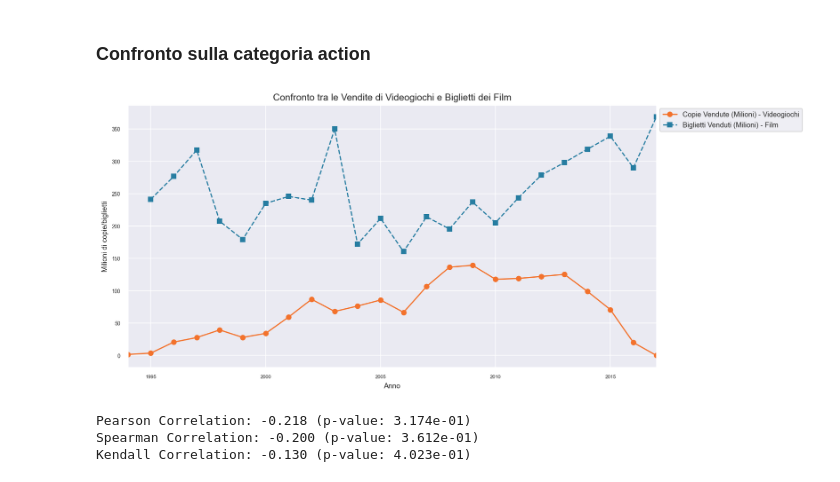
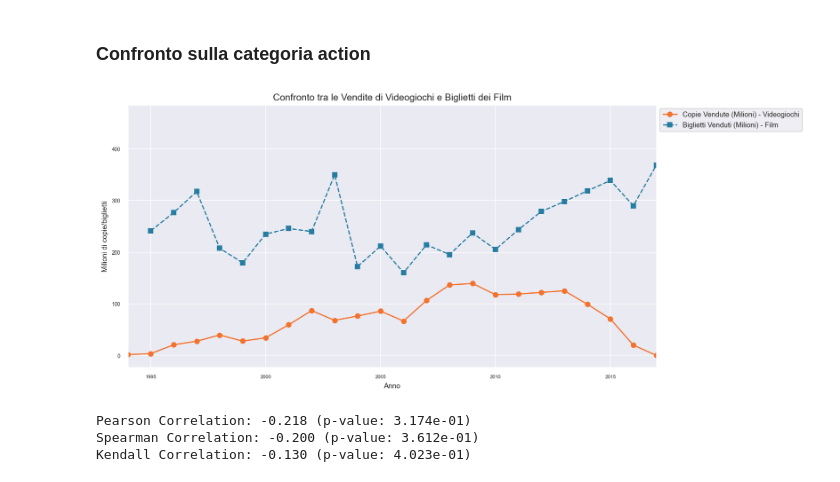
Before and after one commit to C0rro/Data-science-Videogiochi, a Jupyter notebook: Code.ipynb, the cells around one changed output. Saved outputs shown, nothing was run; the diff lists cells and outputs as text; code cells hidden in the pictures.

```diff
--- a/Code.ipynb
+++ b/Code.ipynb
@@ -433,34 +439,28 @@ Kendall Correlation: -0.020 (p-value: 9.168e-01)
 # %% [markdown]
 ### Confronto sulla categoria action
 # %%
-# Filtra solo i videogiochi di genere Action e somma le vendite per anno
-somma_per_anno_action = vg[vg["Genre"] == "Action"].groupby("Year")["Global_Sales"].sum()
+# Filtra i videogiochi per il genere "Action" e somma le vendite per anno
+somma_action_vg = vg[vg["Genre"] == "Action"].groupby("Year")["Global_Sales"].sum()
 
-# Filtra solo i film di genere Action e somma i biglietti venduti per anno
-movies_sales_action = action.groupby("Year")["Tickets Sold"].sum()
-
-# Controlla che gli anni corrispondano
-assert np.array_equal(x1, x2), "Gli anni delle due serie non corrispondono!"
-
-# Parametri per le barre
-width = 0.4  # Larghezza delle barre
+# Filtra i film per il genere "Action" e somma i biglietti venduti per anno
+somma_action_film = mv[mv["Genre"] == "Action"].groupby("Year")["Tickets Sold"].sum()
 
 # Creazione del grafico
 plt.figure(figsize=(12,6))
-plt.plot(somma_per_anno_action, label="Copie Vendute (Milioni) - Videogiochi", marker='o', linestyle="-", color = "#f3722c")
-plt.plot(movies_sales_action , label="Biglietti Venduti (Milioni) - Film", marker='s', linestyle="--", color = "#277da1")
+plt.plot(somma_action_vg, label="Copie Vendute (Milioni) - Videogiochi", marker='o', linestyle="-", color = "#f3722c")
+plt.plot(somma_action_film , label="Biglietti Venduti (Milioni) - Film", marker='s', linestyle="--", color = "#277da1")
 
+# Personalizzazione delle etichette
 plt.legend(loc="upper left", bbox_to_anchor=(1, 1), fontsize=9, frameon=True)
 plt.xlabel("Anno", fontsize=9)
 plt.ylabel("Milioni di copie/biglietti", fontsize=9)
 plt.title("Confronto tra le Vendite di Videogiochi e Biglietti dei Film", fontsize=12)
-
-plt.grid(True)
 plt.xlim(left=1994)
 plt.xlim(right=2017)
 plt.xticks(fontsize=6.2)
 plt.yticks(fontsize=6.5)
+
 plt.show()
 # %% [output]
-[figure, old version]
+[figure, new version]
 # %%
```
Also changed, not shown: parts of 14 cells of this notebook, 1 other file.
